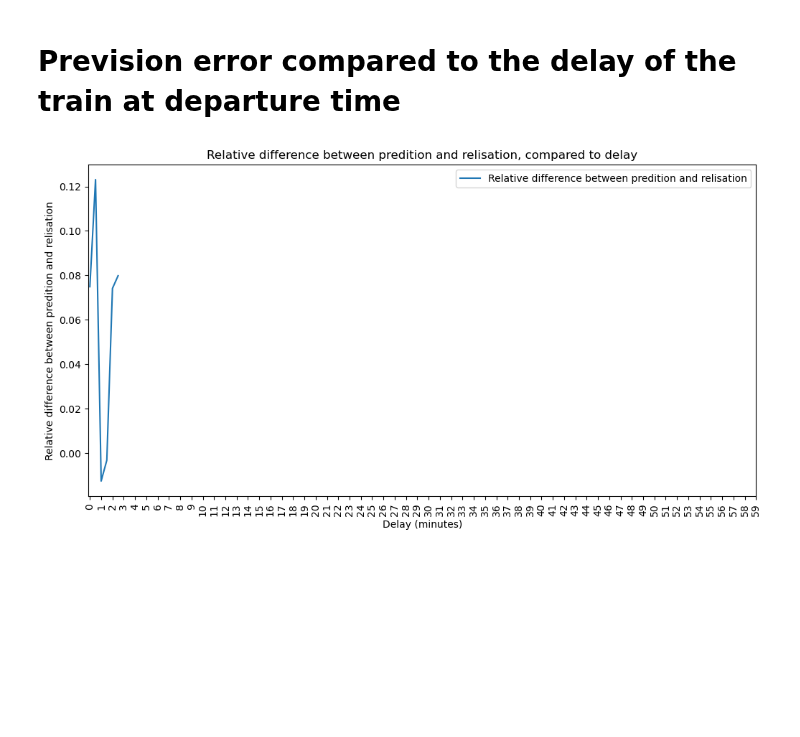
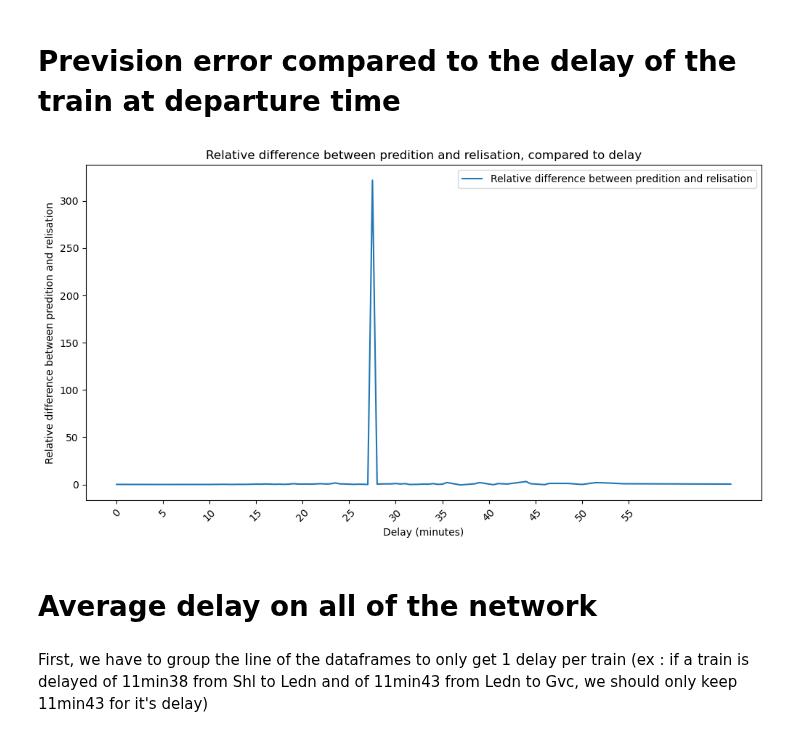
Before and after one commit to Merelkramer/Group2_NS, a Jupyter notebook: DataViz.ipynb, the cells around one changed output. Drawn from its saved outputs; the diff is of its cells as text; code cells hidden in the pictures; blank space fills up the shorter version.

Commit message:
Data visualisation : mean delay on the network

```diff
--- a/DataViz.ipynb
+++ b/DataViz.ipynb
@@ -298,49 +301,39 @@ df["delay_at_departure"] = df["delay_at_departure"].apply(timedelta_to_time)
 # %%
-# We group the delays to intervals of 30 secondes for a nice plot
+# We group the values for each delay interval for a nice plot
 
-def round_time_to_interval_seconds(t, interval_seconds=30):
-    """
-    It rounds a time of date format
-    Args :
-        t : time in datetime format
-        interval (int) : interval for the rounding (exemple : 10-seconds intervals)
-    Retunrs :
-        rounded time in date format
-    """
-    dt = datetime.combine(datetime.today(), t)
-    total_seconds = dt.hour * 3600 + dt.minute * 60 + dt.second
-    rounded_seconds = round(total_seconds / interval_seconds) * interval_seconds
-    dt_rounded = dt.replace(hour=0, minute=0, second=0, microsecond=0) + timedelta(seconds=rounded_seconds)
-    return dt_rounded.time()
+mean_delay = error_compared_to_delay.groupby("delay_round").agg({
+    "REALISATIE": "mean",
+    "PROGNOSE_REIZEN": "mean",
+    'AFWIJKING' : "mean",
+}).reset_index()
 
-df["delay_at_departure"] = df["delay_at_departure"].apply(lambda t : round_time_to_interval_seconds(t,30))
+mean_delay=mean_delay.loc[mean_delay["delay_round"] < time(hour=2)]
-# %%
-# We group the values for each delay interval
-
-mean_delay = df.groupby("delay_at_departure").agg({
-    "REALISATIE": "mean",
-    "PROGNOSE_REIZEN": "mean",
-    'AFWIJKING' : "mean",
-}).reset_index()
 # %%
 # This column will serve only for the plot (matplotlib cannot put date format on an x-axis)
-mean_delay['seconds'] = mean_delay["delay_at_departure"].apply(
+
+
+mean_delay['seconds'] = mean_delay["delay_round"].apply(
     lambda t: t.hour * 3600 + t.minute*60 + t.second)
 
 
 # Plot the diagram
 plt.figure(figsize=(12, 6))
 plt.plot(mean_delay['seconds'], mean_delay['AFWIJKING'], label='Relative difference between predition and relisation')
 
 
-ticks = range(0, 3600, 60)
-labels = [f"{m}"  for m in range(60)]
-
-plt.xticks(ticks, labels, rotation=90)
+ticks = range(0, 3600, 300)  # tous les 5 minutes (300 secondes)
+labels = [f"{m}" for m in range(0, 60, 5)]
+plt.xticks(ticks, labels, rotation=45)
 plt.xlabel("Delay (minutes)")
 plt.ylabel('Relative difference between predition and relisation')
 plt.title('Relative difference between predition and relisation, compared to delay')
 plt.legend()
 plt.show()
+
+#the pic is due to an aberration at 27:30 delay --->>> DATA CLEANING
 # %% [output]
-[figure, old version]
+[figure, new version]
+# %% [markdown]
+# Average delay on all of the network
+# %% [markdown]
+First, we have to group the line of the dataframes to only get 1 delay per train (ex : if a train is delayed of 11min38 from Shl to Ledn and of 11min43 from Ledn to Gvc, we should only keep 11min43 for it's delay)
```
Also changed, not shown: parts of 7 cells of this notebook.
